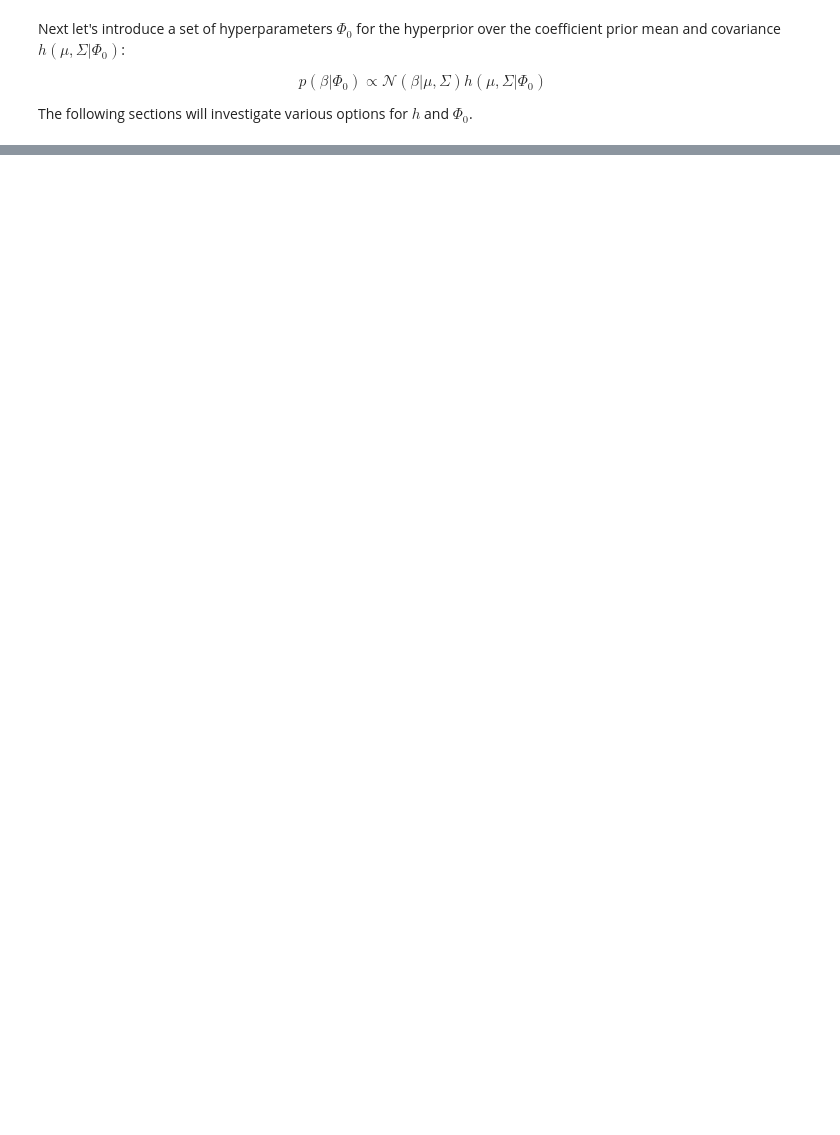
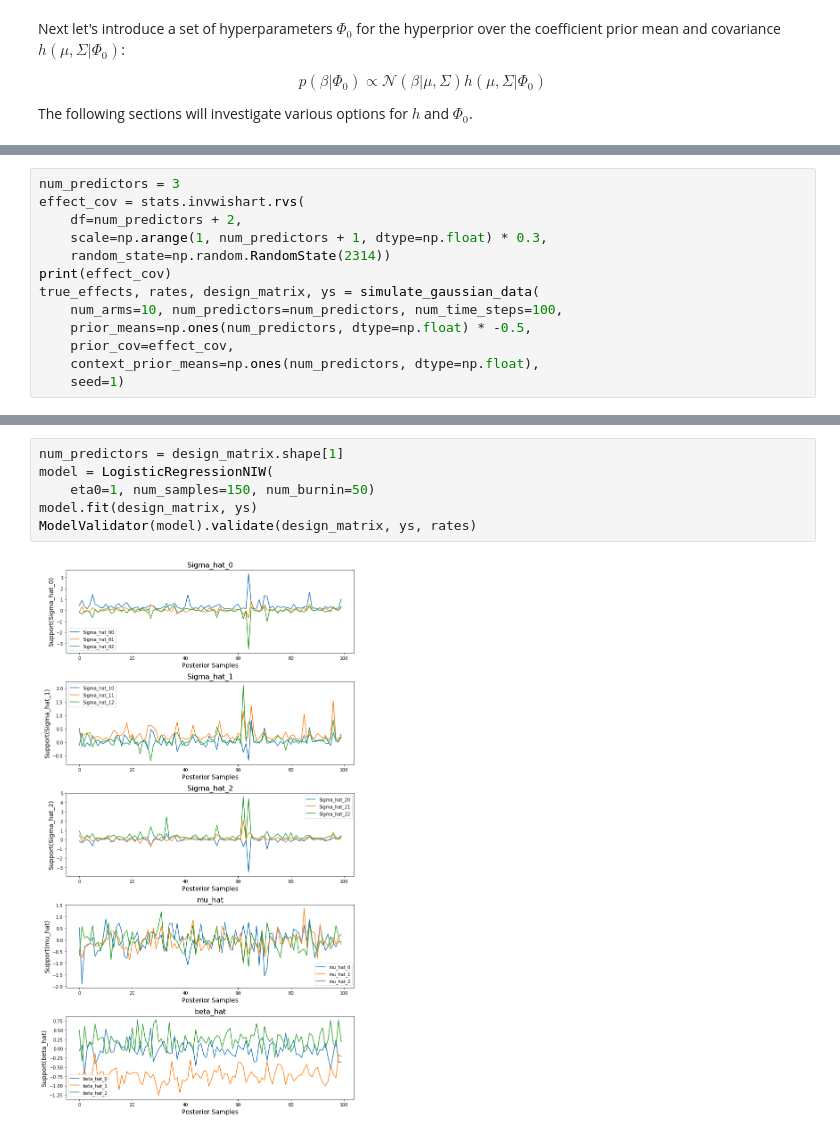
Before and after one commit to banditry/banditry, a Jupyter notebook: notebooks/pg-ts-extensions.ipynb, the cells around one changed output, grey strips where cells are left out. Saved outputs shown, nothing was run; the diff lists cells and outputs as text; blank space fills up the shorter version.

Commit message:
experiments with NIW model vs. PG-TS model on two simulations

```diff
--- a/notebooks/pg-ts-extensions.ipynb
+++ b/notebooks/pg-ts-extensions.ipynb
@@ -98,0 +151,13 @@ This model is still semi-conjugate, so we can build an efficient Gibbs sampler t
+# %%
+num_predictors = 3
+effect_cov = stats.invwishart.rvs(
+    df=num_predictors + 2,
+    scale=np.arange(1, num_predictors + 1, dtype=np.float) * 0.3,
+    random_state=np.random.RandomState(2314))
+print(effect_cov)
+true_effects, rates, design_matrix, ys = simulate_gaussian_data(
+    num_arms=10, num_predictors=num_predictors, num_time_steps=100,
+    prior_means=np.ones(num_predictors, dtype=np.float) * -0.5,
+    prior_cov=effect_cov,
+    context_prior_means=np.ones(num_predictors, dtype=np.float),
+    seed=1)
@@ -98,0 +175,8 @@ This model is still semi-conjugate, so we can build an efficient Gibbs sampler t
+# %%
+num_predictors = design_matrix.shape[1]
+model = LogisticRegressionNIW(
+    eta0=1, num_samples=150, num_burnin=50)
+model.fit(design_matrix, ys)
+ModelValidator(model).validate(design_matrix, ys, rates)
+# %% [output]
+[figure, added]
```
Also changed, not shown: parts of 29 cells of this notebook.
